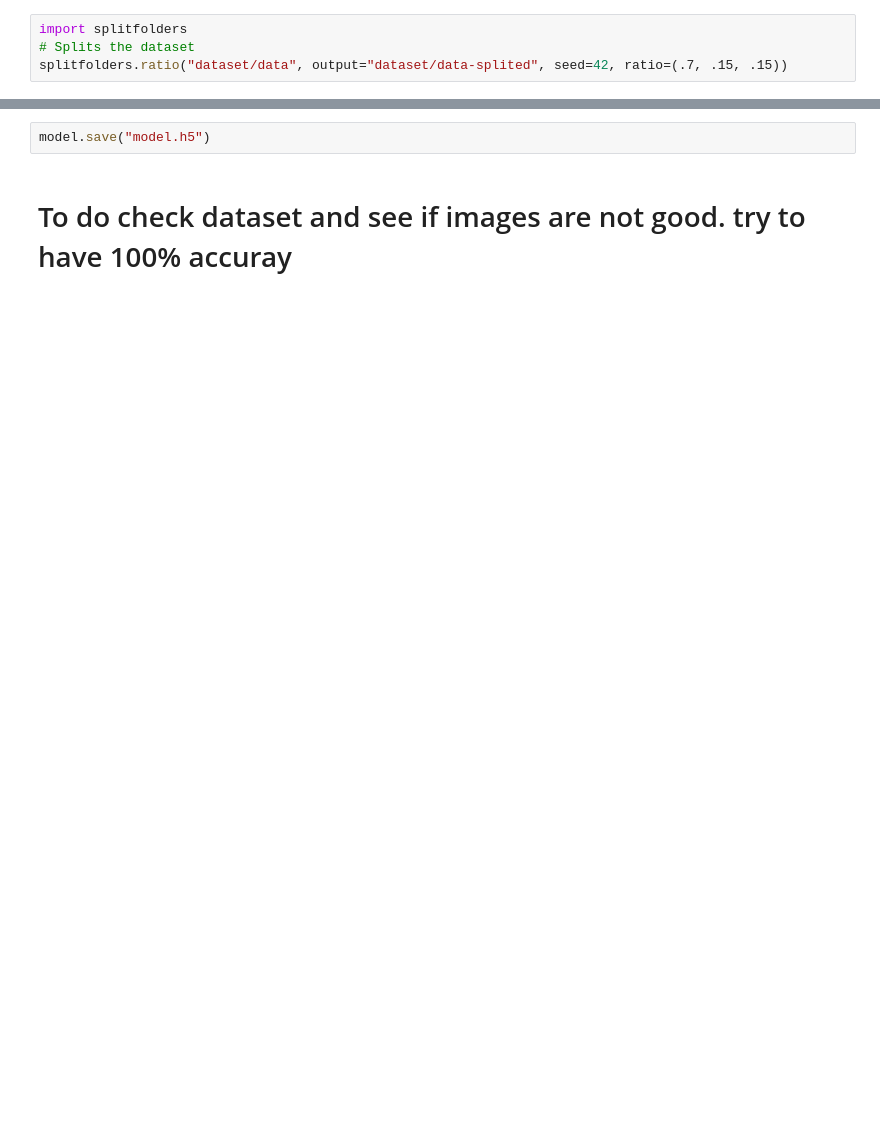
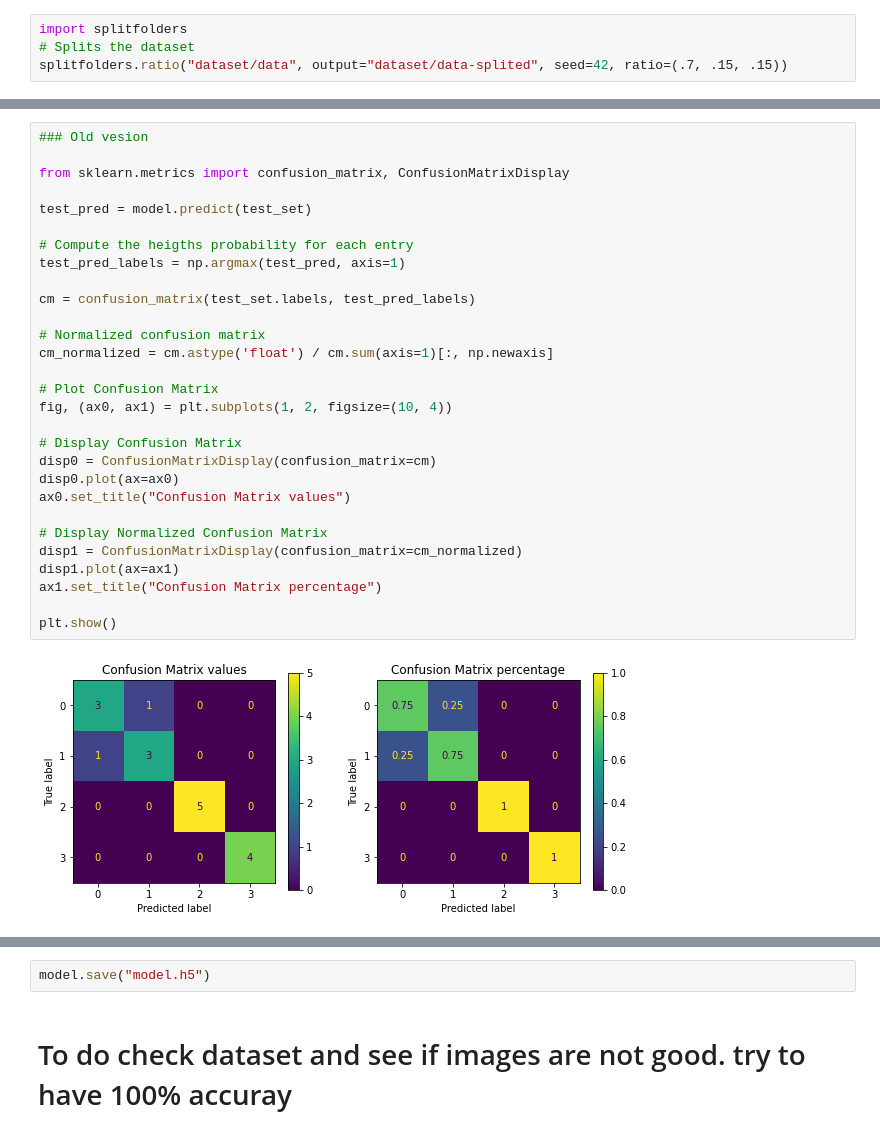
Before and after one commit to PiWebswiss/surgical-classification, a Jupyter notebook: train-model.ipynb, the cells around one changed output, grey strips where cells are left out. Drawn from its saved outputs; the diff is of its cells as text; blank space fills up the shorter version.

```diff
--- a/train-model.ipynb
+++ b/train-model.ipynb
@@ -244,0 +295,31 @@ plt.show()
+# %%
+### Old vesion
+
+from sklearn.metrics import confusion_matrix, ConfusionMatrixDisplay
+
+test_pred = model.predict(test_set)
+
+# Compute the heigths probability for each entry
+test_pred_labels = np.argmax(test_pred, axis=1)
+
+cm = confusion_matrix(test_set.labels, test_pred_labels)
+
+# Normalized confusion matrix
+cm_normalized = cm.astype('float') / cm.sum(axis=1)[:, np.newaxis]
+
+# Plot Confusion Matrix
+fig, (ax0, ax1) = plt.subplots(1, 2, figsize=(10, 4))
+
+# Display Confusion Matrix
+disp0 = ConfusionMatrixDisplay(confusion_matrix=cm)
+disp0.plot(ax=ax0)
+ax0.set_title("Confusion Matrix values")
+
+# Display Normalized Confusion Matrix
+disp1 = ConfusionMatrixDisplay(confusion_matrix=cm_normalized)
+disp1.plot(ax=ax1)
+ax1.set_title("Confusion Matrix percentage")
+
+plt.show()
+# %% [output]
+[figure, added]
```
Also changed, not shown: parts of 23 cells of this notebook, 9 other files.
